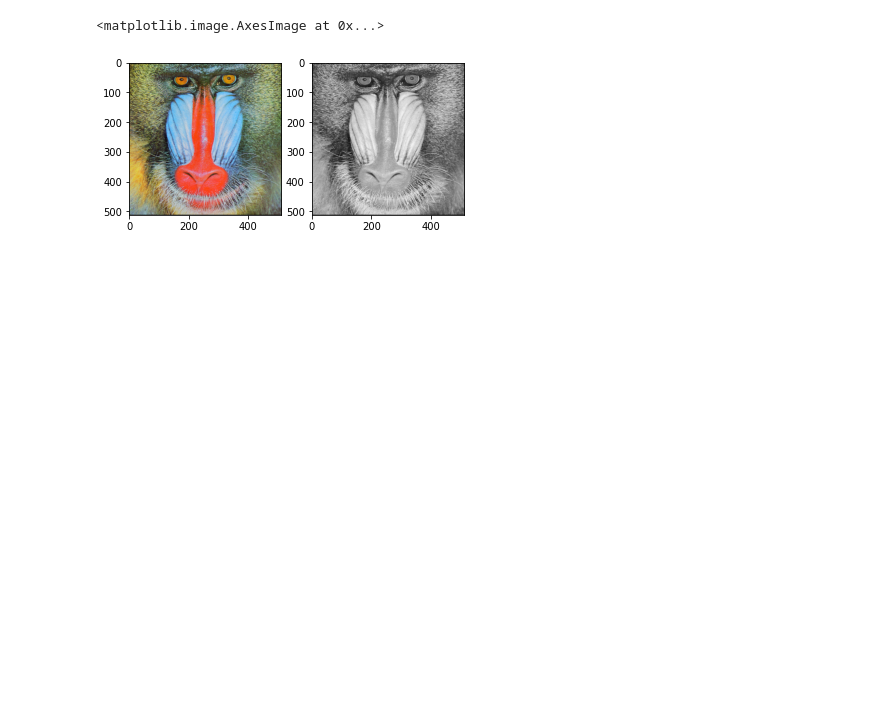
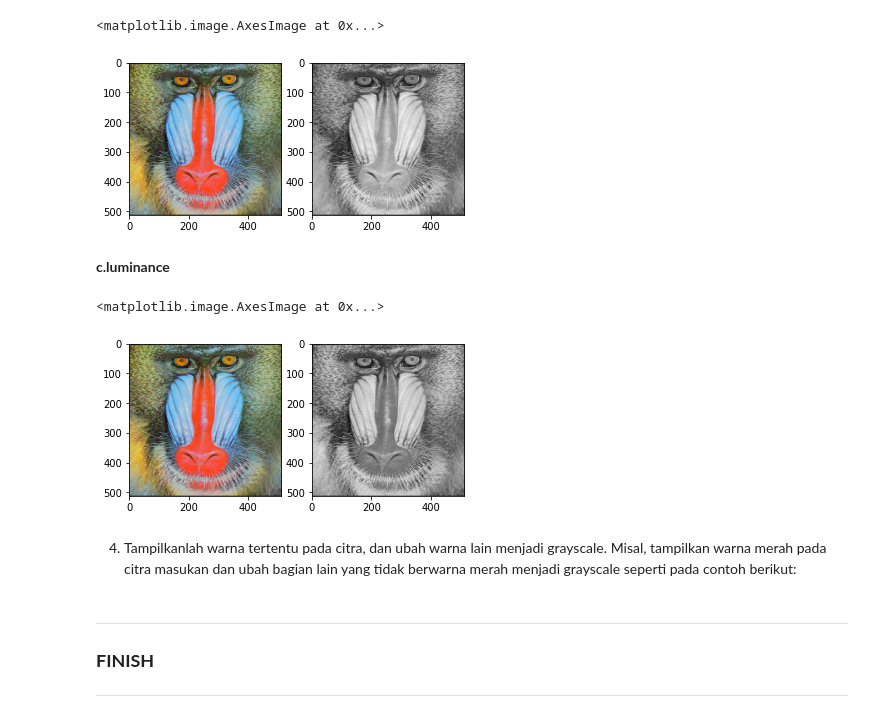
Before and after one commit to ardilalukita14/Genap-21-22, a Jupyter notebook: Week3.ipynb, the cells around one changed output. Drawn from its saved outputs; the diff is of its cells as text; code cells hidden in the pictures; blank space fills up the shorter version.

```diff
--- a/Week3.ipynb
+++ b/Week3.ipynb
@@ -121,3 +121,21 @@ ax[1].imshow(grayscale_light, cmap='gray')
 # %% [output]
 <matplotlib.image.AxesImage at 0x...>
 [figure]
+# %% [markdown]
+**c.luminance**
+# %%
+#ekstrak 3 channel warna
+R, G, B = image2[:,:,0], image2[:,:,1],image2[:,:,2]
+
+#eksekusi rumus lightness
+grayscale_lumi = ((0.21 * R) + (0.72 * G) + (0.07 * B))
+
+#menampilkan gambar original dan gambar hasil modifikasi
+fig, ax = plt.subplots(1,2)
+ax[0].imshow(image2)
+ax[1].imshow(grayscale_lumi, cmap='gray')
+# %% [output]
+<matplotlib.image.AxesImage at 0x...>
+[figure, added]
+# %% [markdown]
+4.	Tampilkanlah warna tertentu pada citra, dan ubah warna lain menjadi grayscale. Misal, tampilkan warna merah pada citra masukan dan ubah bagian lain yang tidak berwarna merah menjadi grayscale seperti pada contoh berikut:
@@ -123,0 +156,4 @@ ax[1].imshow(grayscale_light, cmap='gray')
+# %% [markdown]
+-----------------------------------------------------------------------
+### **FINISH**
+-----------------------------------------------------------------------
```
Also changed, not shown: parts of 1 cell of this notebook.
